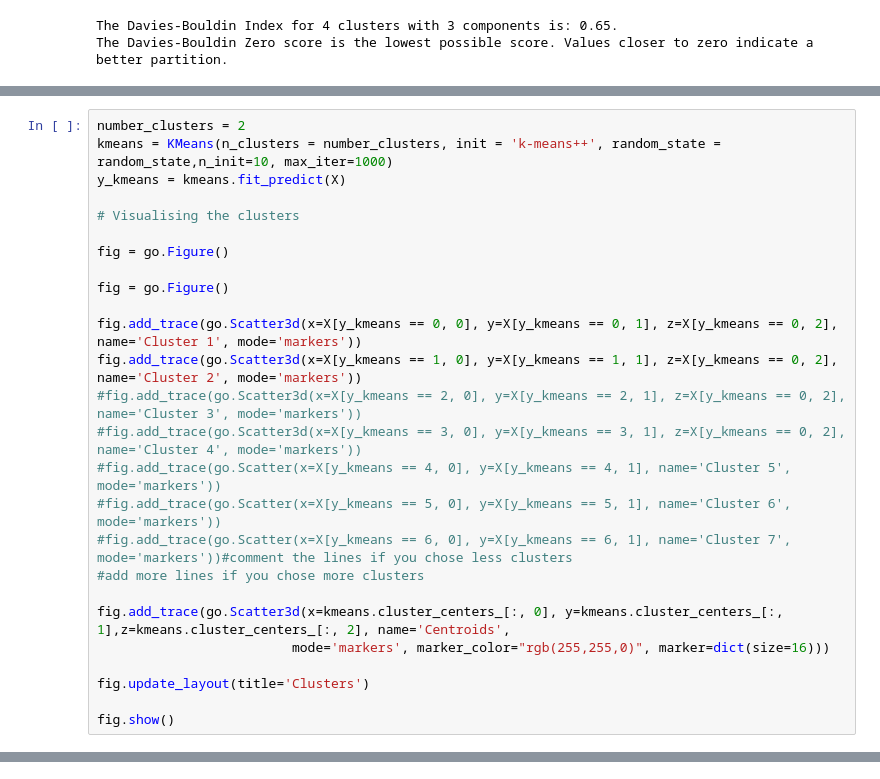
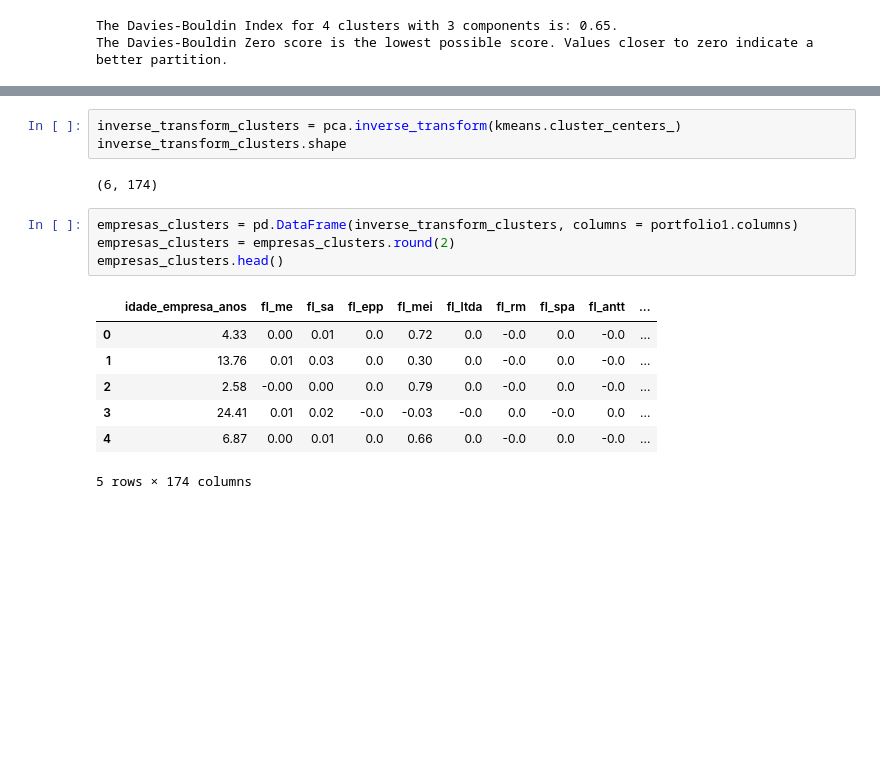
Before and after one commit to Rpinto02/Similarity_Recommender, a Jupyter notebook: model/K-means-portfolio1-no_Outliers.ipynb, the cells around one changed output, grey strips where cells are left out. Drawn from its saved outputs; the diff is of its cells as text; blank space fills up the shorter version.

```diff
--- a/model/K-means-portfolio1-no_Outliers.ipynb
+++ b/model/K-means-portfolio1-no_Outliers.ipynb
@@ -227,29 +229,3 @@ fig.update_layout(title='Clusters')
 fig.show()
 # %% [output]
 [interactive output not drawn]
-# %%
-number_clusters = 2
-kmeans = KMeans(n_clusters = number_clusters, init = 'k-means++', random_state = random_state,n_init=10, max_iter=1000)
-y_kmeans = kmeans.fit_predict(X)
-
-# Visualising the clusters
-
-fig = go.Figure()
-
-fig = go.Figure()
-
-fig.add_trace(go.Scatter3d(x=X[y_kmeans == 0, 0], y=X[y_kmeans == 0, 1], z=X[y_kmeans == 0, 2], name='Cluster 1', mode='markers'))
-fig.add_trace(go.Scatter3d(x=X[y_kmeans == 1, 0], y=X[y_kmeans == 1, 1], z=X[y_kmeans == 0, 2], name='Cluster 2', mode='markers'))
-#fig.add_trace(go.Scatter3d(x=X[y_kmeans == 2, 0], y=X[y_kmeans == 2, 1], z=X[y_kmeans == 0, 2], name='Cluster 3', mode='markers'))
-#fig.add_trace(go.Scatter3d(x=X[y_kmeans == 3, 0], y=X[y_kmeans == 3, 1], z=X[y_kmeans == 0, 2], name='Cluster 4', mode='markers'))
-#fig.add_trace(go.Scatter(x=X[y_kmeans == 4, 0], y=X[y_kmeans == 4, 1], name='Cluster 5', mode='markers'))
-#fig.add_trace(go.Scatter(x=X[y_kmeans == 5, 0], y=X[y_kmeans == 5, 1], name='Cluster 6', mode='markers'))
-#fig.add_trace(go.Scatter(x=X[y_kmeans == 6, 0], y=X[y_kmeans == 6, 1], name='Cluster 7', mode='markers'))#comment the lines if you chose less clusters
-#add more lines if you chose more clusters
-
-fig.add_trace(go.Scatter3d(x=kmeans.cluster_centers_[:, 0], y=kmeans.cluster_centers_[:, 1],z=kmeans.cluster_centers_[:, 2], name='Centroids',
-                         mode='markers', marker_color="rgb(255,255,0)", marker=dict(size=16)))
-
-fig.update_layout(title='Clusters')
-
-fig.show()
@@ -266,0 +245,17 @@ kmeans.inertia_
+# %%
+inverse_transform_clusters = pca.inverse_transform(kmeans.cluster_centers_)
+inverse_transform_clusters.shape
+# %% [output]
+(6, 174)
+# %%
+empresas_clusters = pd.DataFrame(inverse_transform_clusters, columns = portfolio1.columns)
+empresas_clusters = empresas_clusters.round(2)
+empresas_clusters.head()
+# %% [output]
+|  | idade_empresa_anos | fl_me | fl_sa | fl_epp | fl_mei | fl_ltda | fl_rm | fl_spa | fl_antt | ... |
+| 0 | 4.33 | 0.00 | 0.01 | 0.0 | 0.72 | 0.0 | -0.0 | 0.0 | -0.0 | ... |
+| 1 | 13.76 | 0.01 | 0.03 | 0.0 | 0.30 | 0.0 | -0.0 | 0.0 | -0.0 | ... |
+| 2 | 2.58 | -0.00 | 0.00 | 0.0 | 0.79 | 0.0 | -0.0 | 0.0 | -0.0 | ... |
+| 3 | 24.41 | 0.01 | 0.02 | -0.0 | -0.03 | -0.0 | 0.0 | -0.0 | 0.0 | ... |
+| 4 | 6.87 | 0.00 | 0.01 | 0.0 | 0.66 | 0.0 | -0.0 | 0.0 | -0.0 | ... |
+5 rows × 174 columns
```
Also changed, not shown: parts of 9 cells of this notebook, 10 other files.
